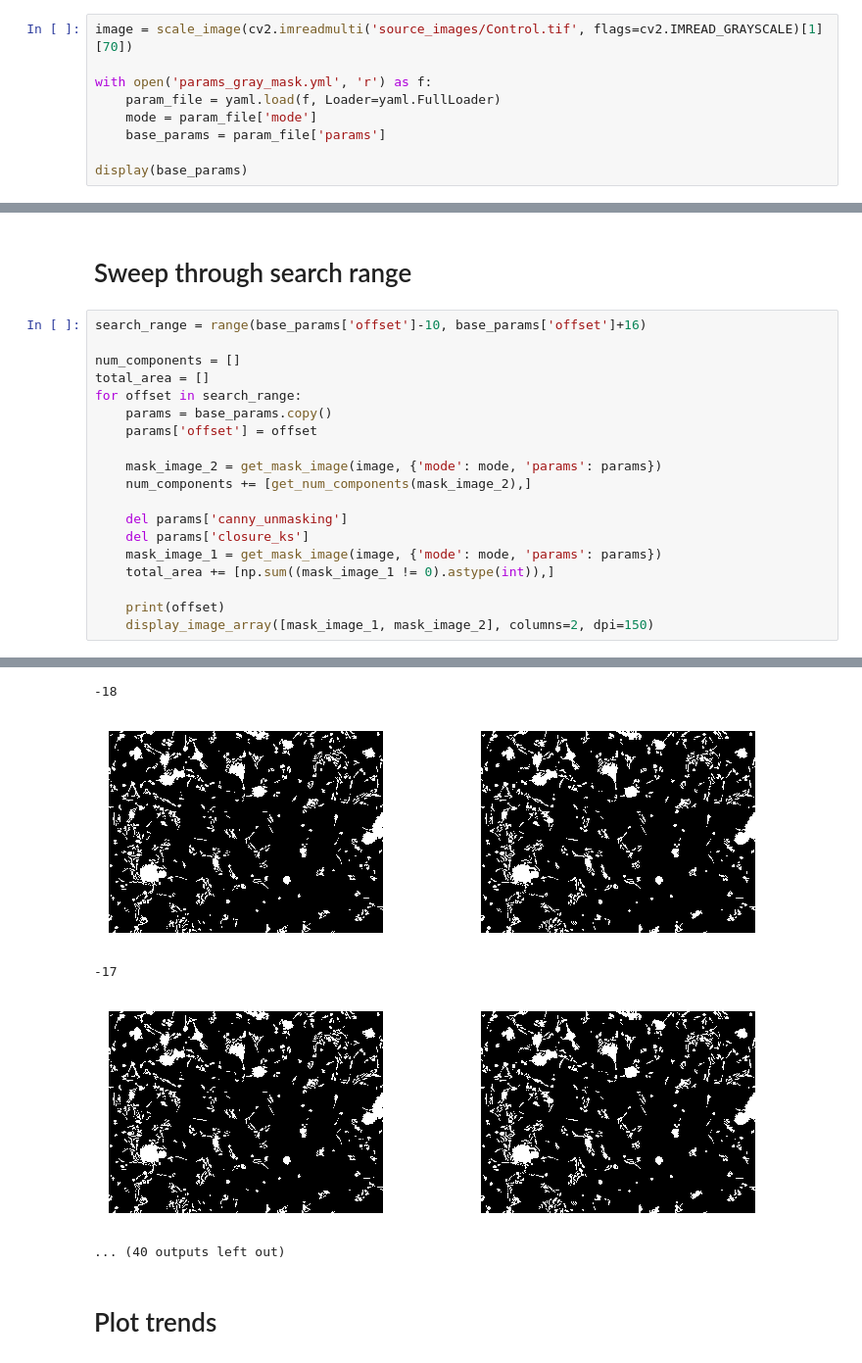
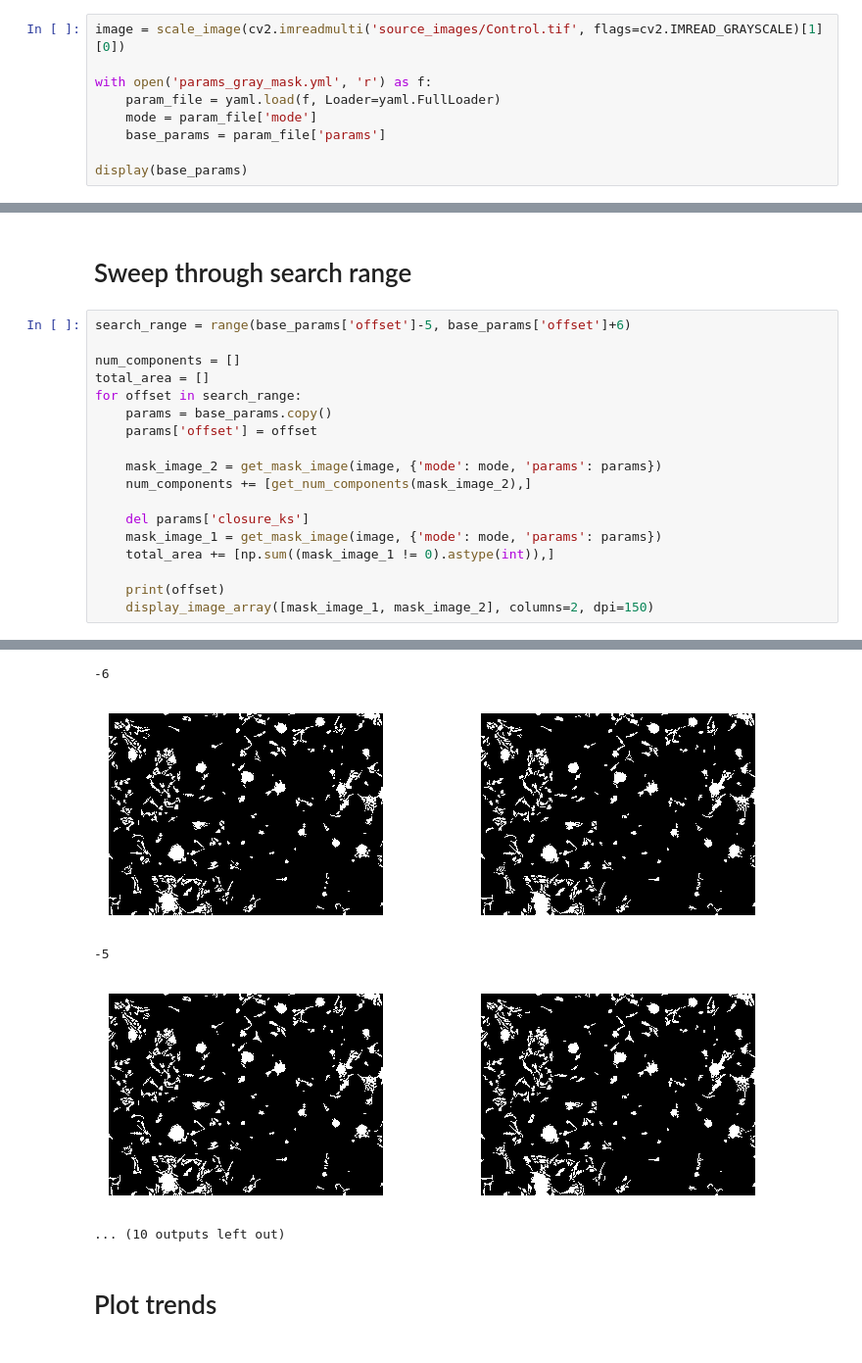
Before and after one commit to peteyeh/celltrack, a Jupyter notebook: param_sweep.ipynb, the cells around one changed output, grey strips where cells are left out. Shown: that part at 98% size. Drawn from its saved outputs; the diff is of its cells as text.

```diff
--- a/param_sweep.ipynb
+++ b/param_sweep.ipynb
@@ -9,7 +9,7 @@ from rfextraction import *
 # %% [markdown]
 # Read image and load base params
 # %%
-image = scale_image(cv2.imreadmulti('source_images/Control.tif', flags=cv2.IMREAD_GRAYSCALE)[1][70])
+image = scale_image(cv2.imreadmulti('source_images/Control.tif', flags=cv2.IMREAD_GRAYSCALE)[1][0])
 
 with open('params_gray_mask.yml', 'r') as f:
     param_file = yaml.load(f, Loader=yaml.FullLoader)
@@ -31,7 +31,7 @@ display(base_params)
 # %% [markdown]
 # Sweep through search range
 # %%
-search_range = range(base_params['offset']-10, base_params['offset']+16)
+search_range = range(base_params['offset']-5, base_params['offset']+6)
 
 num_components = []
 total_area = []
@@ -42,7 +42,6 @@ for offset in search_range:
     mask_image_2 = get_mask_image(image, {'mode': mode, 'params': params})
     num_components += [get_num_components(mask_image_2),]
 
-    del params['canny_unmasking']
     del params['closure_ks']
     mask_image_1 = get_mask_image(image, {'mode': mode, 'params': params})
     total_area += [np.sum((mask_image_1 != 0).astype(int)),]
@@ -61,8 +60,8 @@ for offset in search_range:
--18
+-6
-[figure, old version]
+[figure, new version]
--17
+-5
-[figure, old version]
+[figure, new version]
-... (40 outputs left out)
+... (10 outputs left out)
 # %% [markdown]
 # Plot trends
 # %%
```
Also changed, not shown: parts of 4 cells of this notebook, 4 other files.
